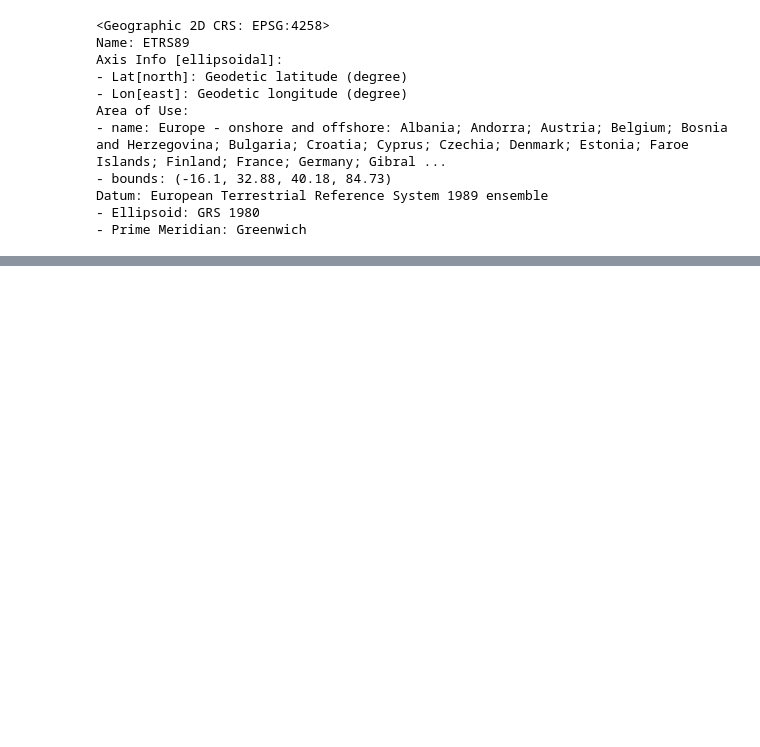
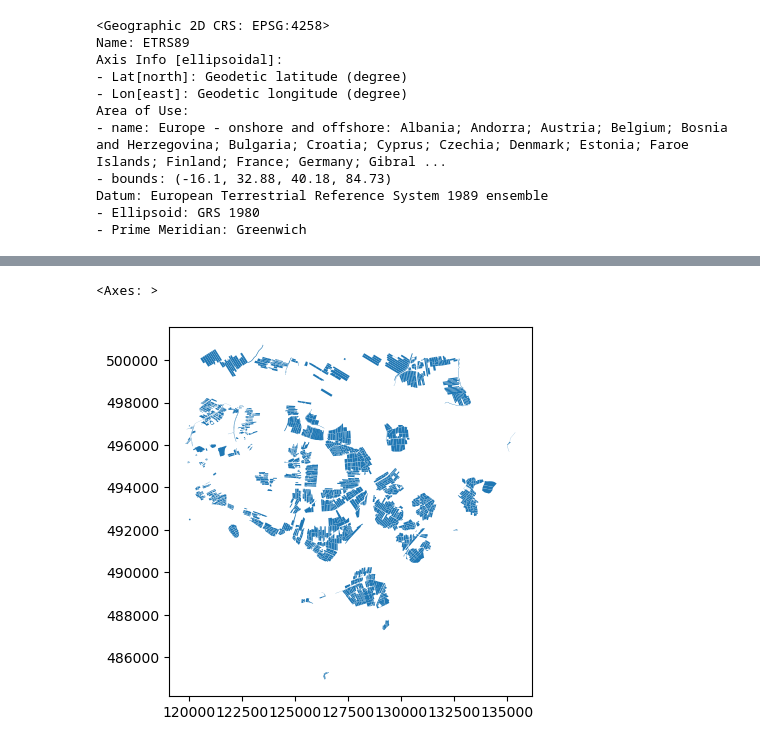
Before and after one commit to Pirouz-Nourian/geospatialpython, a Jupyter notebook: 05_vector_sjoin.ipynb, the cells around one changed output, grey strips where cells are left out. Cells and saved outputs as stored; diff of their text form; code cells hidden in the pictures; blank space fills up the shorter version.

```diff
--- a/05_vector_sjoin.ipynb
+++ b/05_vector_sjoin.ipynb
@@ -54,0 +77,2 @@ wells=wells.to_crs(fields.crs)
+# %%
+fields_wells_cx_buffer=fields.sjoin(wells_cx_buffer)
@@ -54,0 +90,9 @@ wells=wells.to_crs(fields.crs)
+# %%
+index=fields_wells_cx_buffer.index.unique()
+# %%
+fields_selected=fields.iloc[index]
+# %%
+fields_selected.plot()
+# %% [output]
+<Axes: >
+[figure, added]
```
Also changed, not shown: parts of 11 cells of this notebook, 1 other file.
